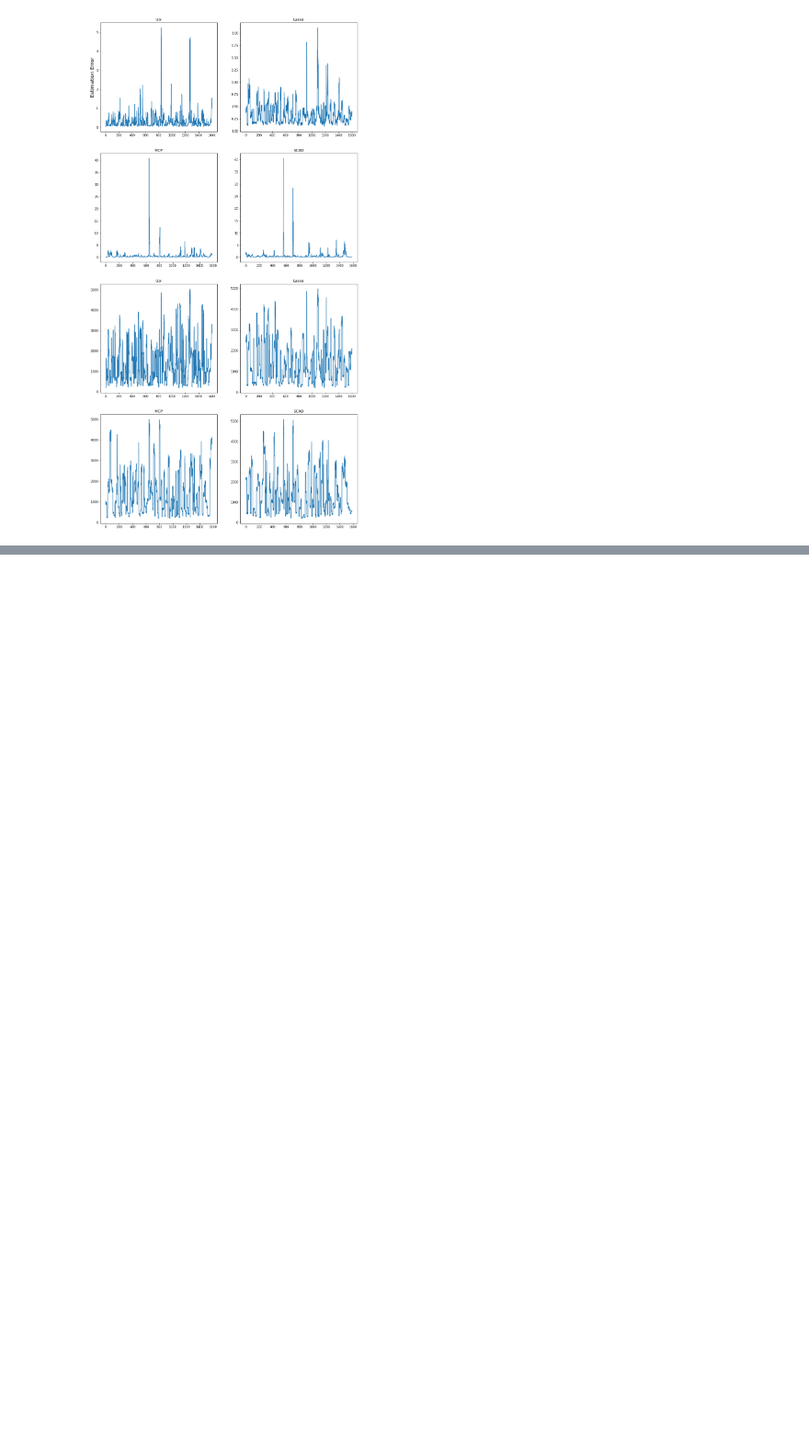
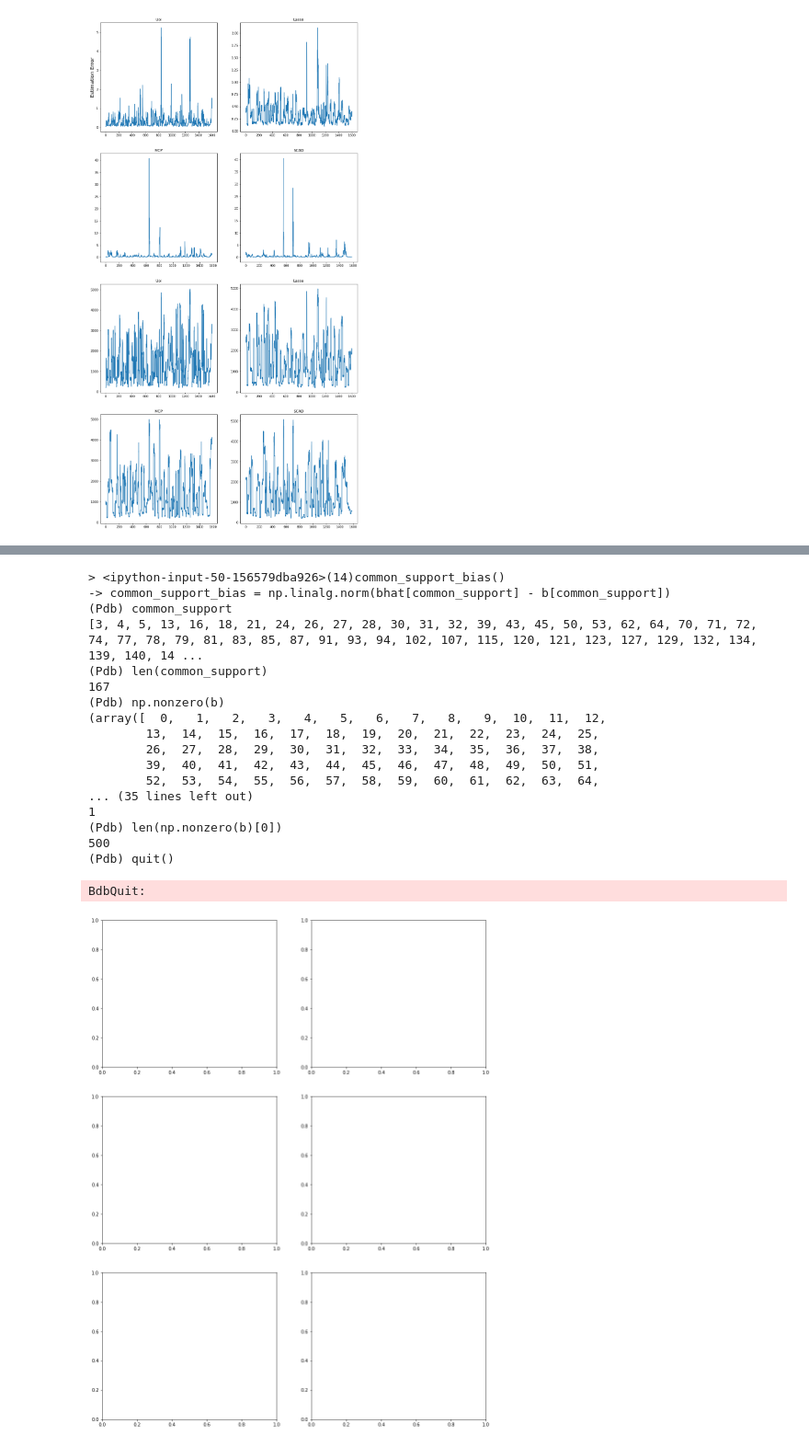
Before and after one commit to akumar01/uoicorr_analysis, a Jupyter notebook: notebooks/sfn/BiasVarianceDebug.ipynb, the cells around one changed output, grey strips where cells are left out. Shown at 92% size. Drawn from its saved outputs; the diff is of its cells as text; code cells hidden in the pictures; blank space fills up the shorter version.

```diff
--- a/notebooks/sfn/BiasVarianceDebug.ipynb
+++ b/notebooks/sfn/BiasVarianceDebug.ipynb
@@ -172,0 +203,64 @@ for i, sm in enumerate(np.unique(scad2['selection_method'].values)):
+# %%
+def common_support_bias(cfile, cidxs):
+
+    result = np.zeros(len(cidxs))
+
+    for i, cidx in enumerate(cidxs):
+        raw = np.zeros(len(cidx))
+        for j, idx in enumerate(cidx):
+            b = cfile['beta'][idx, :]
+            bhat = cfile['beta_hat'][idx, :]
+
+            # Find the common support
+            common_support = list(set(np.nonzero(b)[0]).intersection(set(np.nonzero(bhat)[0])))
+            pdb.set_trace()
+            common_support_bias = np.linalg.norm(bhat[common_support] - b[common_support])
+            raw[j] = common_support_bias
+        result[i] = np.mean(raw)
+    return result
+# %%
+# Next, instead plot the normalized bias per element in the common support:
+
+# Same plot, but average over reps
+
+# Bias
+fig, ax = plt.subplots(3, 2, figsize = (15, 20))
+
+dframes = [scad2, lasso2, uoi2]
+coeffs = [scadb, lassob, uoib]
+dframe_names = ['SCAD', 'Lasso', 'UoI']
+
+for i, sm in enumerate(np.unique(scad2['selection_method'].values)):
+
+    a = ax[np.unravel_index(i, (3, 2))]
+
+    for i2, df in enumerate(dframes):
+        df_ = apply_df_filters(df, selection_method=sm, sparsity=sparsity[0])
+        ucp, cidxs = unique_cov_params(df_)
+        avg_cov = np.array([calc_avg_cov(500, **cp) for cp in ucp])
+        cov_order = np.argsort(avg_cov)
+        values = common_support_bias(coeffs[i2], cidxs)
+        a.plot(avg_cov[cov_order], values[cov_order], '-o', label=dframe_names[i2])
+
+    a.set_title(sm)
+    a.legend()
+# %% [output]
+> <ipython-input-50-156579dba926>(14)common_support_bias()
+-> common_support_bias = np.linalg.norm(bhat[common_support] - b[common_support])
+(Pdb) common_support
+[3, 4, 5, 13, 16, 18, 21, 24, 26, 27, 28, 30, 31, 32, 39, 43, 45, 50, 53, 62, 64, 70, 71, 72, 74, 77, 78, 79, 81, 83, 85, 87, 91, 93, 94, 102, 107, 115, 120, 121, 123, 127, 129, 132, 134, 139, 140, 14 ...
+(Pdb) len(common_support)
+167
+(Pdb) np.nonzero(b)
+(array([  0,   1,   2,   3,   4,   5,   6,   7,   8,   9,  10,  11,  12,
+        13,  14,  15,  16,  17,  18,  19,  20,  21,  22,  23,  24,  25,
+        26,  27,  28,  29,  30,  31,  32,  33,  34,  35,  36,  37,  38,
+        39,  40,  41,  42,  43,  44,  45,  46,  47,  48,  49,  50,  51,
+        52,  53,  54,  55,  56,  57,  58,  59,  60,  61,  62,  63,  64,
+... (35 lines left out)
+1
+(Pdb) len(np.nonzero(b)[0])
+500
+(Pdb) quit()
+BdbQuit:
+[figure, added]
```
Also changed, not shown: parts of 16 cells of this notebook.
